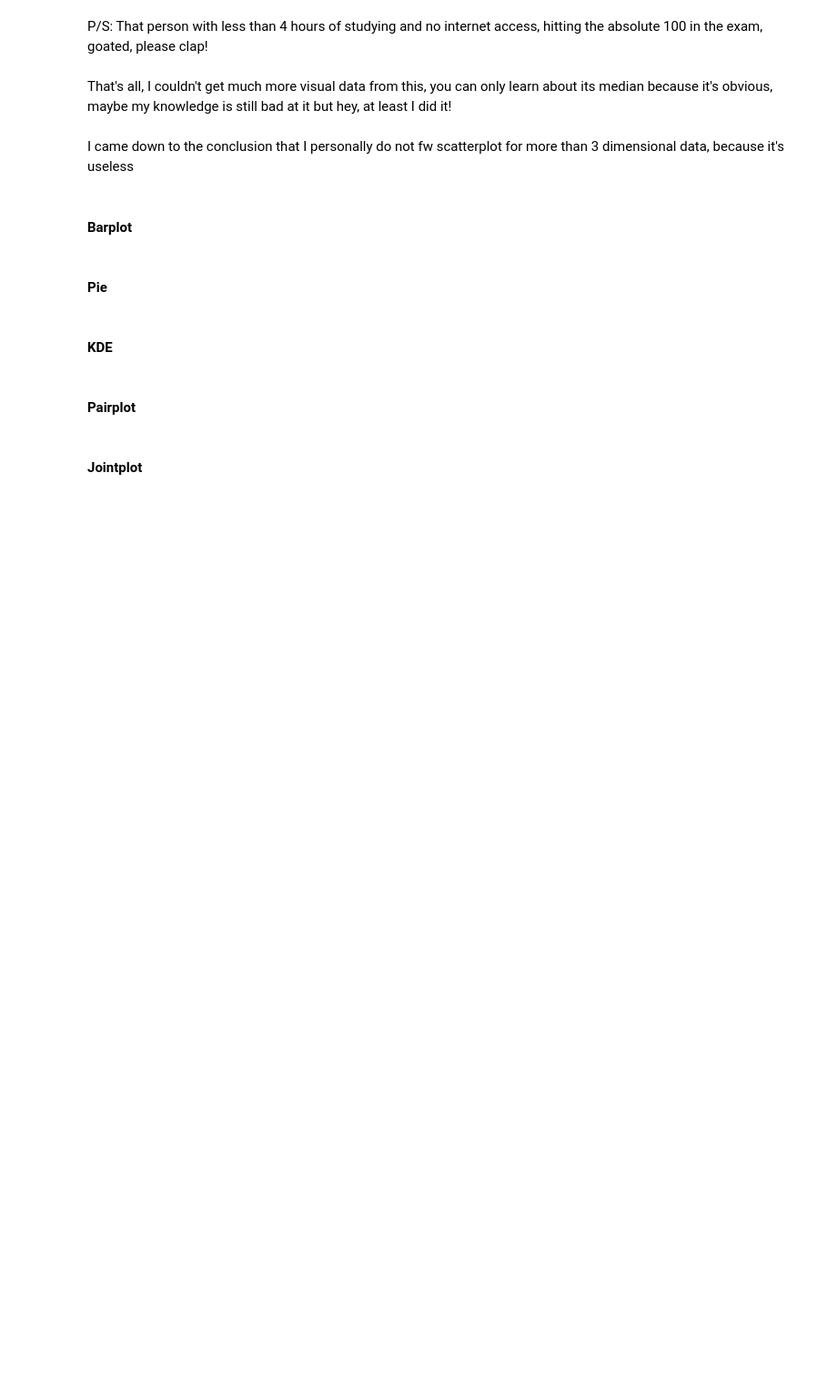
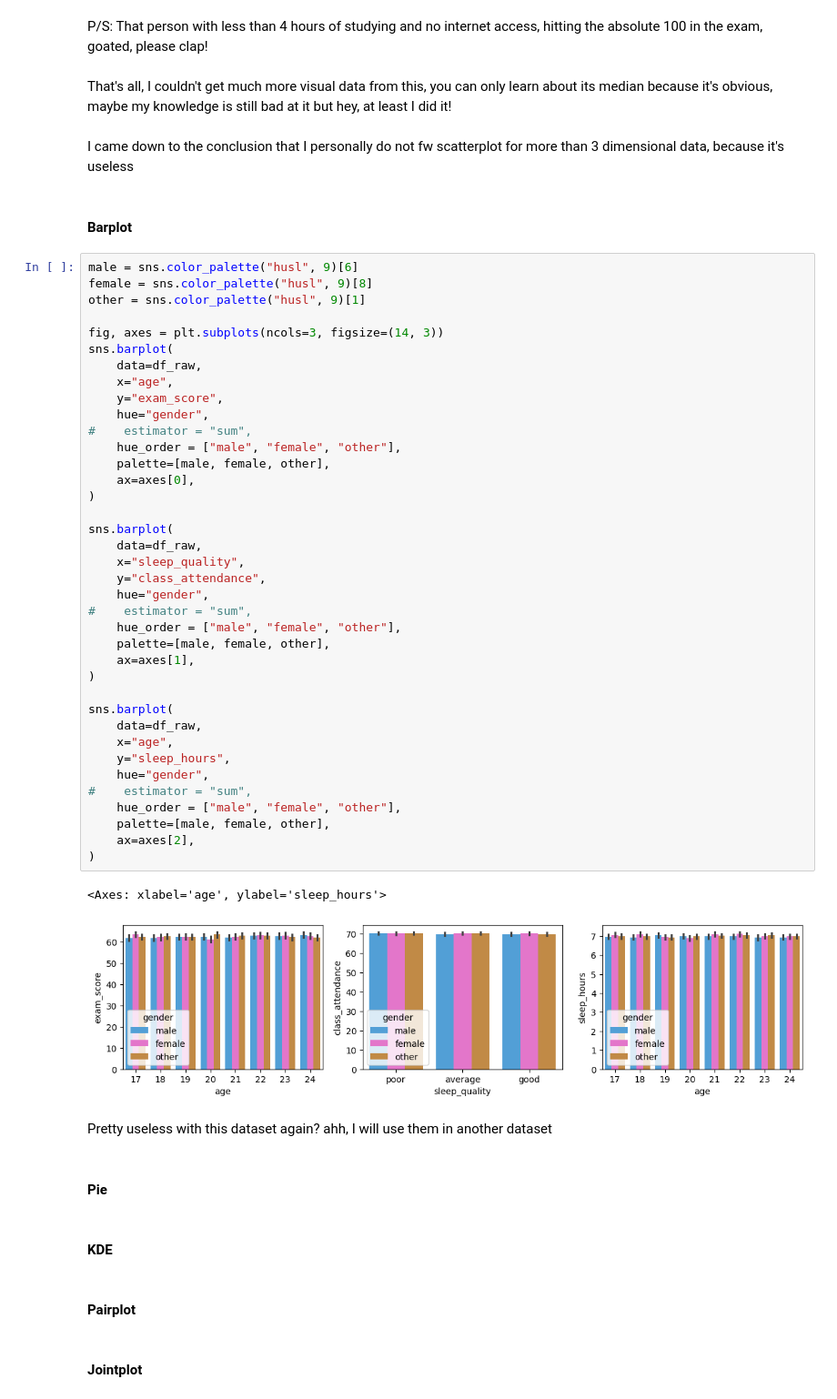
Before and after one commit to javokhircoding/ExamScorePrediction, a Jupyter notebook: src/main.ipynb, the cells around one changed output. Shown at 91% size. Drawn from its saved outputs; the diff is of its cells as text; blank space fills up the shorter version.

Commit message:
barplot doesn't work here

```diff
--- a/src/main.ipynb
+++ b/src/main.ipynb
@@ -394,6 +394,49 @@ That's all, I couldn't get much more visual data from this, you can only learn a
 I came down to the conclusion that I personally do not fw scatterplot for more than 3 dimensional data, because it's useless
 # %% [markdown]
 #### Barplot
+# %%
+male = sns.color_palette("husl", 9)[6]
+female = sns.color_palette("husl", 9)[8]
+other = sns.color_palette("husl", 9)[1]
+
+fig, axes = plt.subplots(ncols=3, figsize=(14, 3))
+sns.barplot(
+    data=df_raw,
+    x="age",
+    y="exam_score",
+    hue="gender",
+#    estimator = "sum",
+    hue_order = ["male", "female", "other"],
+    palette=[male, female, other],
+    ax=axes[0],
+)
+
+sns.barplot(
+    data=df_raw,
+    x="sleep_quality",
+    y="class_attendance",
+    hue="gender",
+#    estimator = "sum",
+    hue_order = ["male", "female", "other"],
+    palette=[male, female, other],
+    ax=axes[1],
+)
+
+sns.barplot(
+    data=df_raw,
+    x="age",
+    y="sleep_hours",
+    hue="gender",
+#    estimator = "sum",
+    hue_order = ["male", "female", "other"],
+    palette=[male, female, other],
+    ax=axes[2],
+)
+# %% [output]
+<Axes: xlabel='age', ylabel='sleep_hours'>
+[figure, added]
+# %% [markdown]
+Pretty useless with this dataset again? ahh, I will use them in another dataset
 # %% [markdown]
 #### Pie
 # %% [markdown]
```
